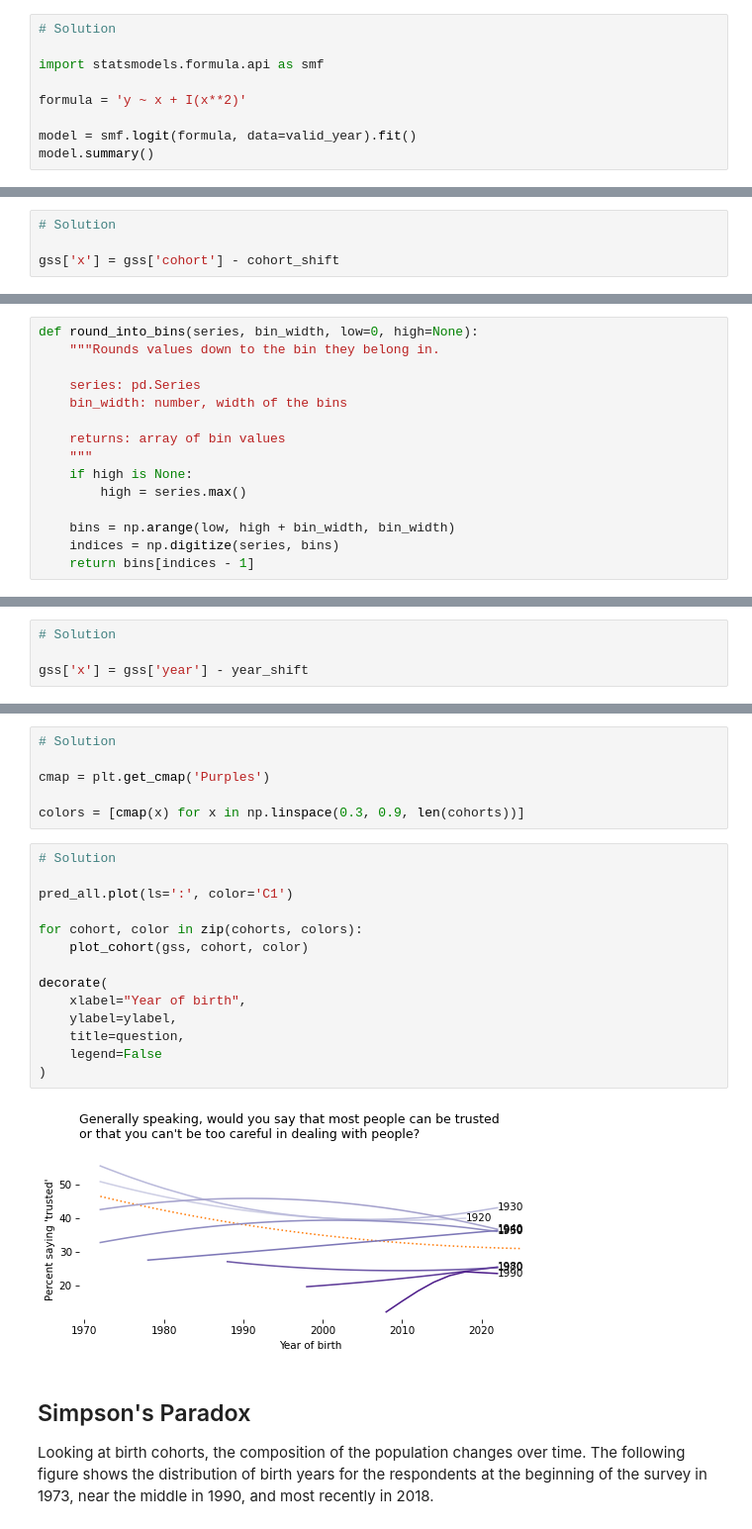
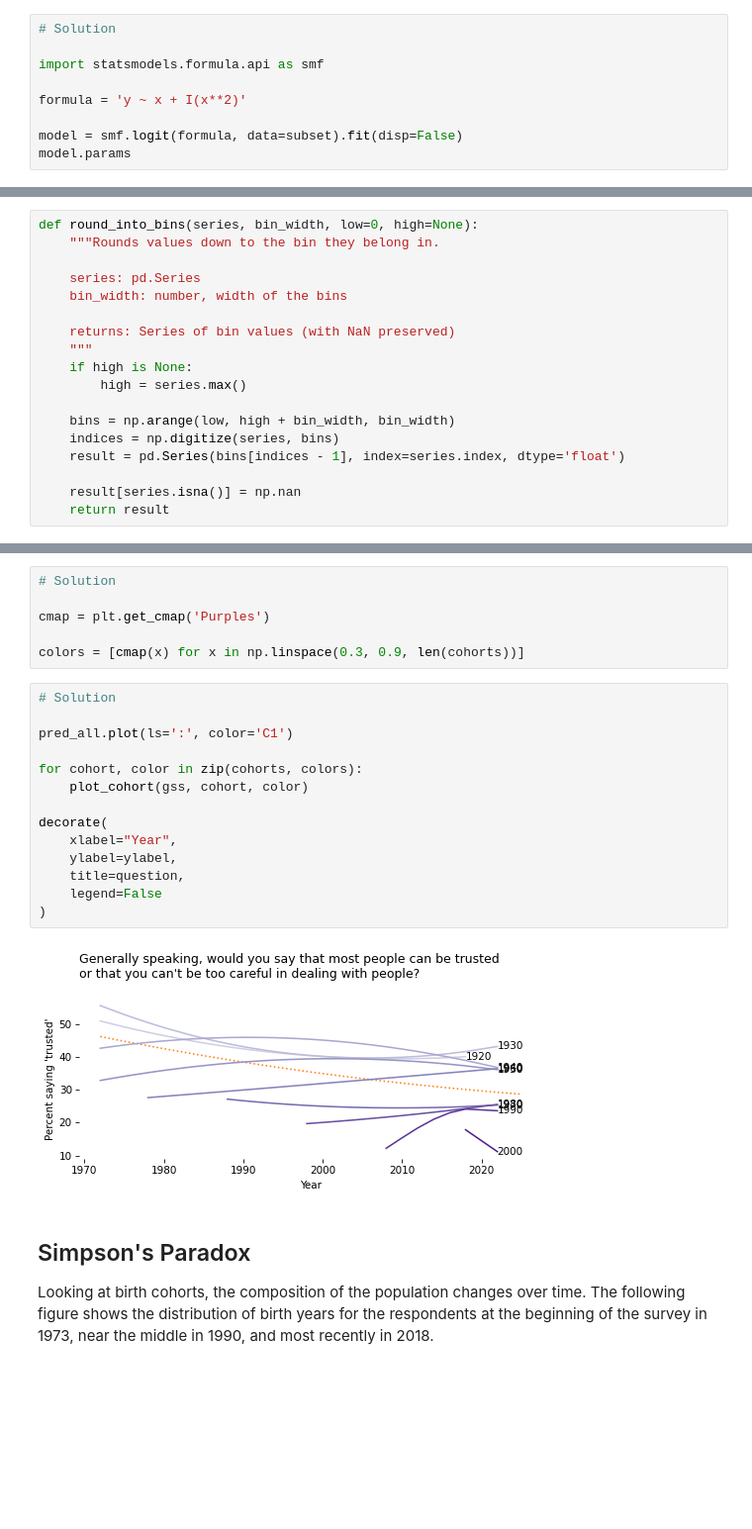
Before and after one commit to AllenDowney/SurveyDataPandas, a Jupyter notebook: soln/01_simpson.ipynb, the cells around one changed output, grey strips where cells are left out. Shown: that part at 99% size. Drawn from its saved outputs; the diff is of its cells as text; blank space fills up the shorter version.

```diff
--- a/soln/01_simpson.ipynb
+++ b/soln/01_simpson.ipynb
@@ -584,6 +600,6 @@ import statsmodels.formula.api as smf
 
 formula = 'y ~ x + I(x**2)'
 
-model = smf.logit(formula, data=valid_year).fit()
-model.summary()
+model = smf.logit(formula, data=subset).fit(disp=False)
+model.params
 # %% [output]
@@ -663,4 +661,0 @@ cohort_shift = gss['cohort'].median()
-# %%
-# Solution
-
-gss['x'] = gss['cohort'] - cohort_shift
@@ -713,12 +668,15 @@ def round_into_bins(series, bin_width, low=0, high=None):
     series: pd.Series
     bin_width: number, width of the bins
 
-    returns: array of bin values
+    returns: Series of bin values (with NaN preserved)
     """
     if high is None:
         high = series.max()
 
     bins = np.arange(low, high + bin_width, bin_width)
     indices = np.digitize(series, bins)
-    return bins[indices - 1]
+    result = pd.Series(bins[indices - 1], index=series.index, dtype='float')
+
+    result[series.isna()] = np.nan
+    return result
 # %%
@@ -743,8 +703,4 @@ cohort10
 Name: count, dtype: int64
-# %%
-# Solution
-
-gss['x'] = gss['year'] - year_shift
 # %%
 # Solution
 
@@ -818,19 +774,19 @@ colors = [cmap(x) for x in np.linspace(0.3, 0.9, len(cohorts))]
 # %%
 # Solution
 
 pred_all.plot(ls=':', color='C1')
 
 for cohort, color in zip(cohorts, colors):
     plot_cohort(gss, cohort, color)
 
 decorate(
-    xlabel="Year of birth",
+    xlabel="Year",
     ylabel=ylabel,
     title=question,
     legend=False
 )
 # %% [output]
-[figure, old version]
+[figure, new version]
 # %% [markdown]
 ## Simpson's Paradox
 
```
Also changed, not shown: parts of 36 cells of this notebook, 1 other file.
